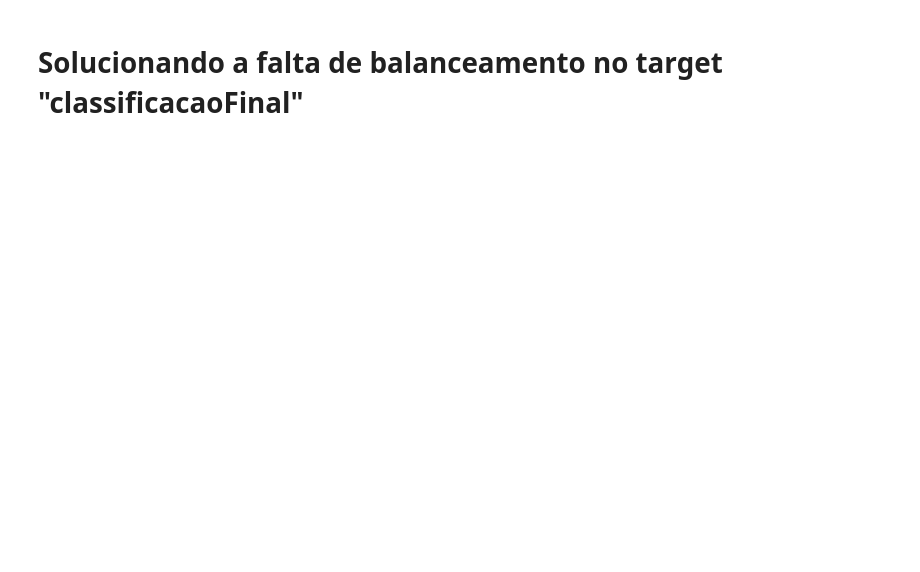
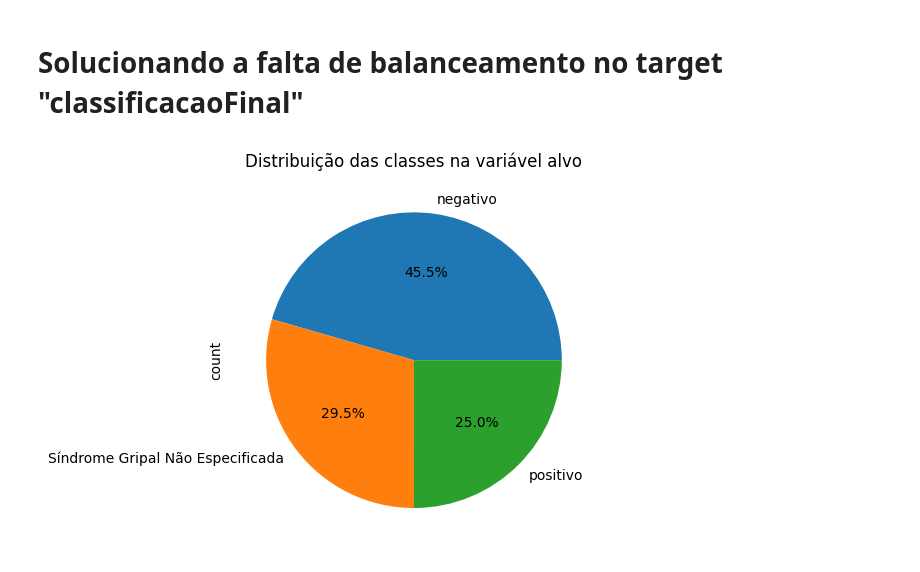
Before and after one commit to jlucasldm/lab-ia, a Jupyter notebook: analysis.ipynb, the cells around one changed output. Cells and saved outputs as stored; diff of their text form; code cells hidden in the pictures; blank space fills up the shorter version.

```diff
--- a/analysis.ipynb
+++ b/analysis.ipynb
@@ -153,2 +351,5 @@ for column in resultado_df.select_dtypes(include=['object']).columns:
 fig = px.histogram(resultado_df, x='classificacaoFinal', title='Distribuição das classes na variável alvo')
 fig.show()
+# %%
+resultado_df['classificacaoFinal'] = resultado_df['classificacaoFinal'].apply(lambda x: 'positivo' if 'confirmado' in x.lower() else x)
+resultado_df['classificacaoFinal'] = resultado_df['classificacaoFinal'].apply(lambda x: 'negativo' if 'descartado' in x.lower() else x)
@@ -155,3 +359,10 @@ fig.show()
+# %%
+fig, ax = plt.subplots()
+resultado_df['classificacaoFinal'].value_counts().plot(kind='pie', autopct='%1.1f%%', ax=ax)
+ax.set_title('Distribuição das classes na variável alvo')
+plt.show()
+# %% [output]
+[figure, added]
 # %%
 label_encoder = LabelEncoder()
 resultado_df['classificacaoFinal'] = label_encoder.fit_transform(resultado_df['classificacaoFinal'])
```
Also changed, not shown: parts of 20 cells of this notebook, 2 other files.
